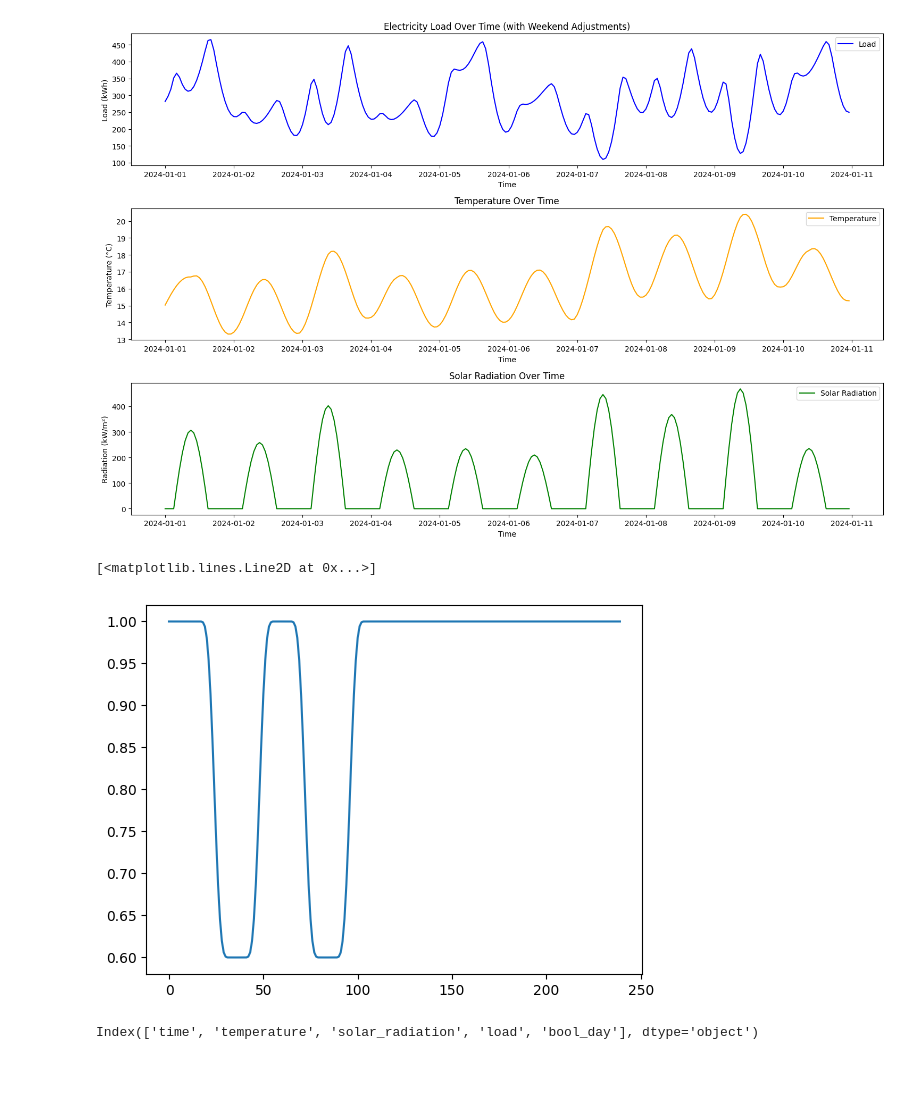
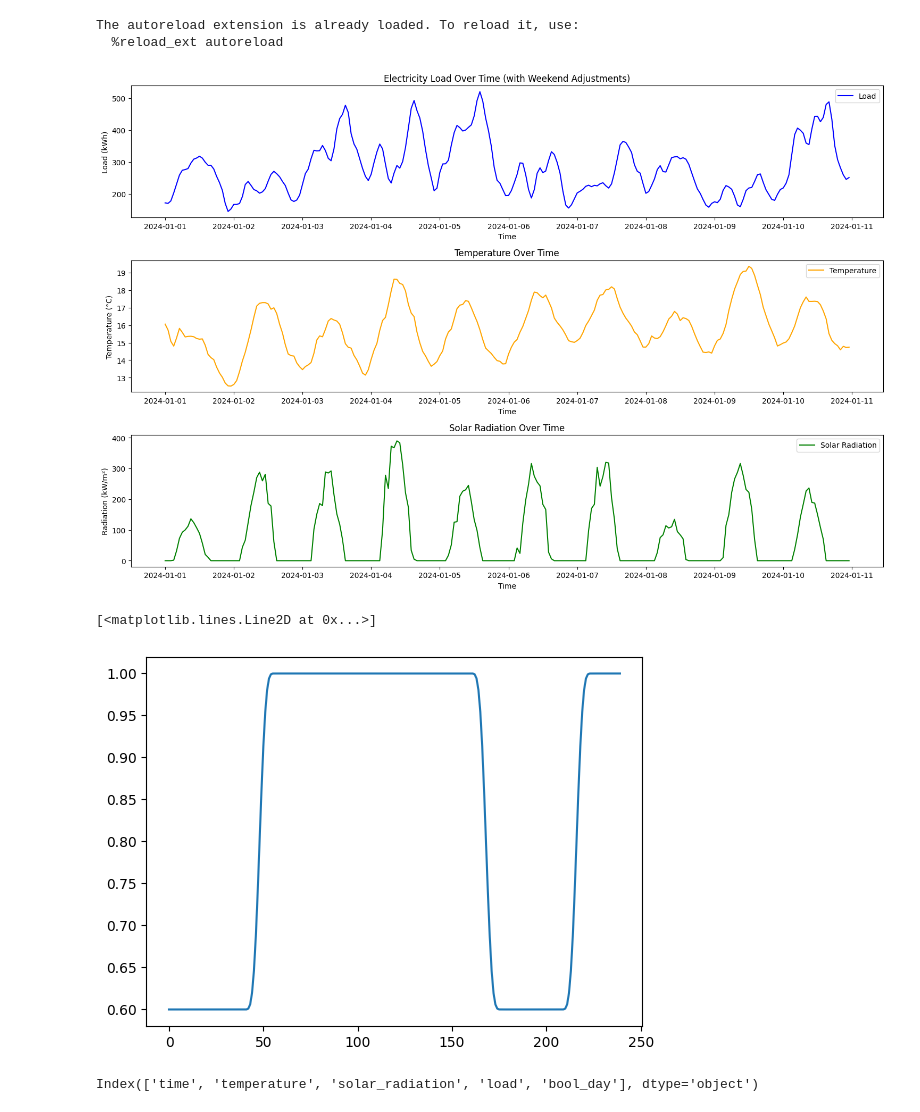
Before and after one commit to robersGE/TimeXer, a Jupyter notebook: playgrounds/dataset2.ipynb, the cells around one changed output. Cells and saved outputs as stored; diff of their text form; code cells hidden in the pictures; blank space fills up the shorter version.

```diff
--- a/playgrounds/dataset2.ipynb
+++ b/playgrounds/dataset2.ipynb
@@ -17,37 +17,39 @@ from utils.src.dataset_functions import plot_time_series, adjust_weekend_load, s
 # np.random.seed(42)
 hours = 240  # One year of hourly data
 time = np.arange(hours)
 time_pd = pd.date_range('2024-01-01', periods=hours, freq='H')
-noise = .0
+noise = .9
 daily_scales = create_daily_scales(time_pd, 0.8)
 daily_scales_2 = create_daily_scales(time_pd, 1.0)
 
 temperature = generate_temperature_profile(time=time, noise=noise, daily_scales=daily_scales)
 solar_radiation = np.clip(500 * np.sin(2 * np.pi * time / 24 - np.pi/4) + noise * np.random.normal(0, 50, hours), 0, None) * daily_scales
 # Base Load
 base_load = 500 + 200 * np.sin(2 * np.pi * time / 24 - np.pi/3) + 100 * np.cos(2 * np.pi * time / 8760)
 
 # Create DataFrame
 df = pd.DataFrame({
     'time': pd.date_range('2024-01-01', periods=hours, freq='H'),
     'temperature': temperature,
     'solar_radiation': solar_radiation,
 })
 
 df['temperature'] = smoothen(df, 'temperature', rolling_window=40)['temperature']
 
 load = base_load - 10 * df['temperature'] - 1. * df['solar_radiation'] + noise * np.random.normal(0, 50, hours)
 df['load'] = adjust_weekend_load(load, df['time'], 12,24,10,22)
 df['load'], bool_scales, boold_days = adjust_bool_day(df['load'], daily_scales_2, 16)
 df['load'] = smoothen(df, 'load', rolling_window=10)['load']
 df['bool_day'] = boold_days
 plot_time_series(df)
 
 plt.plot(bool_scales)
 # %% [output]
+The autoreload extension is already loaded. To reload it, use:
+  %reload_ext autoreload
-[figure, old version]
+[figure, new version]
-[<matplotlib.lines.Line2D at 0x...>]
+[<matplotlib.lines.Line2D at 0x...>]
-[figure, old version]
+[figure, new version]
 # %%
 df.columns
 # %% [output]
```
Also changed, not shown: parts of 1 cell of this notebook, 38 other files.
